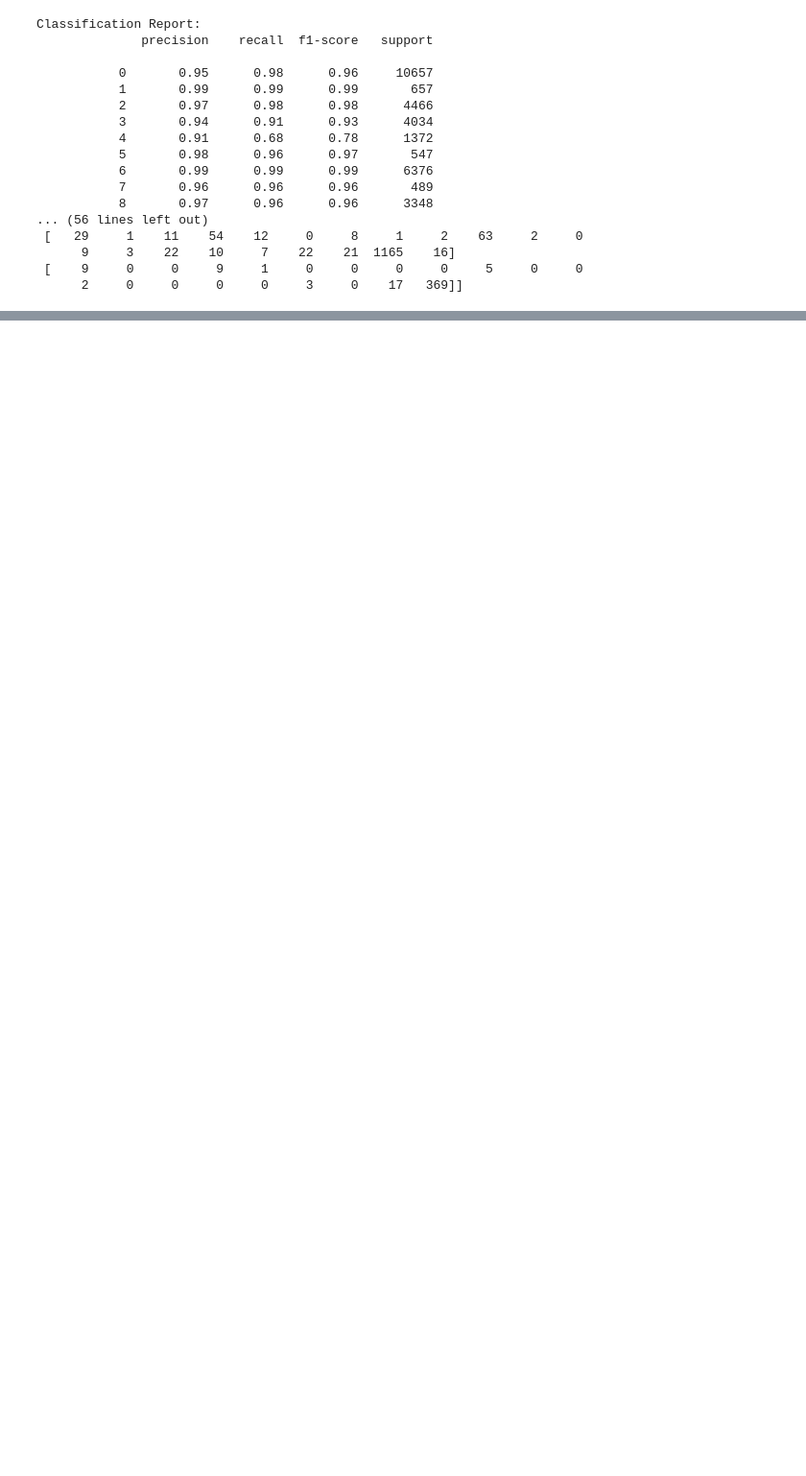
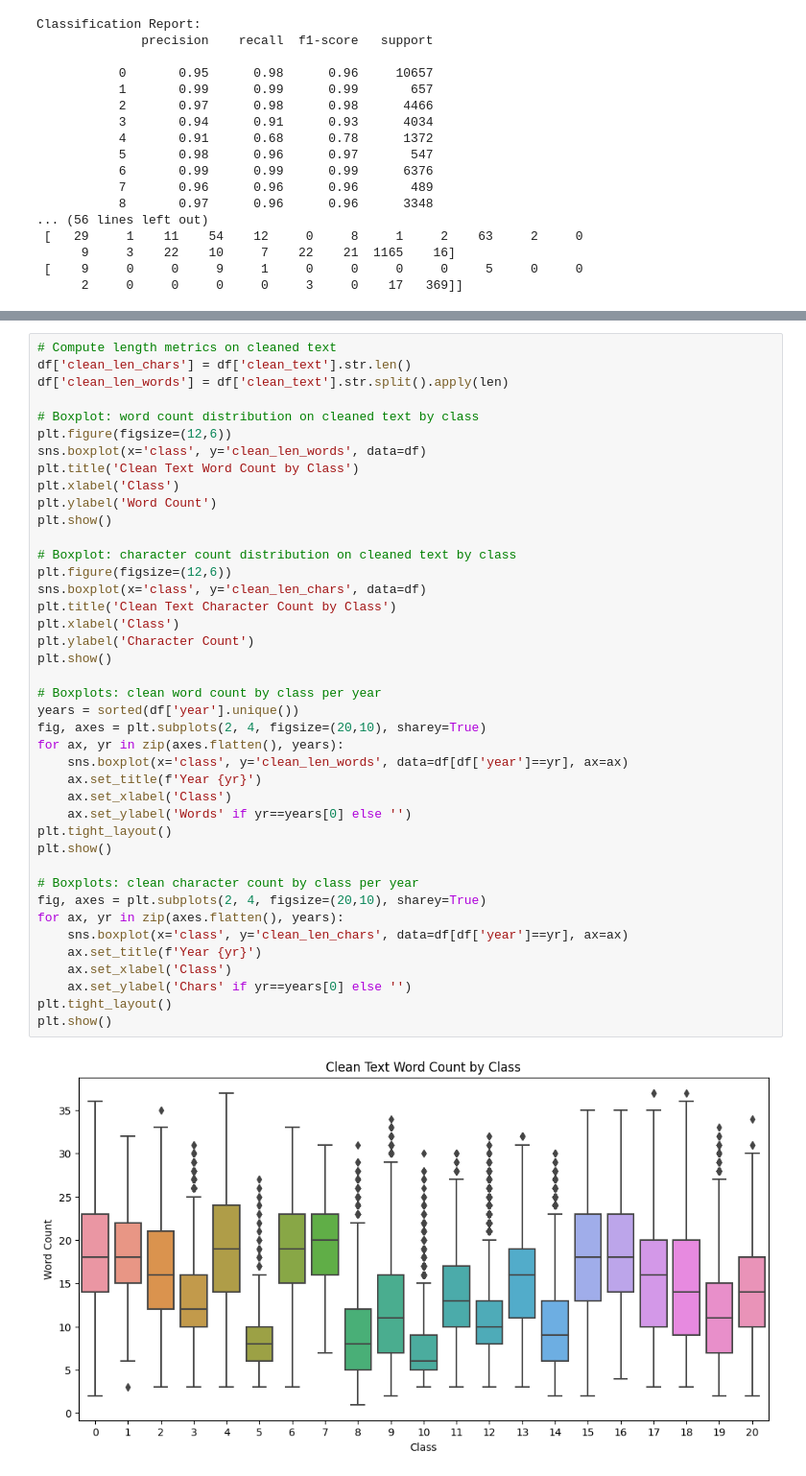
Before and after one commit to excxe/neuro, a Jupyter notebook: neuro.ipynb, the cells around one changed output, grey strips where cells are left out. Shown: that part at 96% size. Drawn from its saved outputs; the diff is of its cells as text; blank space fills up the shorter version.

```diff
--- a/neuro.ipynb
+++ b/neuro.ipynb
@@ -470,0 +556,43 @@ Classification Report:
+# %%
+# Compute length metrics on cleaned text
+df['clean_len_chars'] = df['clean_text'].str.len()
+df['clean_len_words'] = df['clean_text'].str.split().apply(len)
+
+# Boxplot: word count distribution on cleaned text by class
+plt.figure(figsize=(12,6))
+sns.boxplot(x='class', y='clean_len_words', data=df)
+plt.title('Clean Text Word Count by Class')
+plt.xlabel('Class')
+plt.ylabel('Word Count')
+plt.show()
+
+# Boxplot: character count distribution on cleaned text by class
+plt.figure(figsize=(12,6))
+sns.boxplot(x='class', y='clean_len_chars', data=df)
+plt.title('Clean Text Character Count by Class')
+plt.xlabel('Class')
+plt.ylabel('Character Count')
+plt.show()
+
+# Boxplots: clean word count by class per year
+years = sorted(df['year'].unique())
+fig, axes = plt.subplots(2, 4, figsize=(20,10), sharey=True)
+for ax, yr in zip(axes.flatten(), years):
+    sns.boxplot(x='class', y='clean_len_words', data=df[df['year']==yr], ax=ax)
+    ax.set_title(f'Year {yr}')
+    ax.set_xlabel('Class')
+    ax.set_ylabel('Words' if yr==years[0] else '')
+plt.tight_layout()
+plt.show()
+
+# Boxplots: clean character count by class per year
+fig, axes = plt.subplots(2, 4, figsize=(20,10), sharey=True)
+for ax, yr in zip(axes.flatten(), years):
+    sns.boxplot(x='class', y='clean_len_chars', data=df[df['year']==yr], ax=ax)
+    ax.set_title(f'Year {yr}')
+    ax.set_xlabel('Class')
+    ax.set_ylabel('Chars' if yr==years[0] else '')
+plt.tight_layout()
+plt.show()
+# %% [output]
+[figure, added]
```
Also changed, not shown: parts of 5 cells of this notebook.
